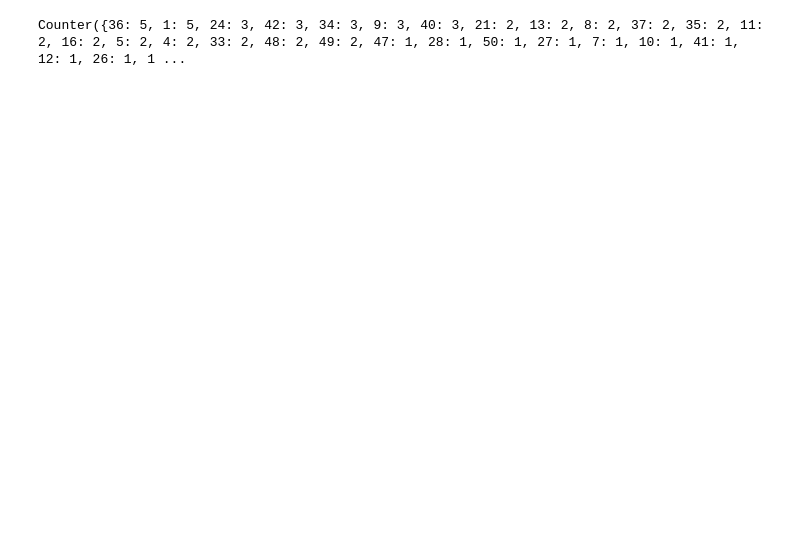
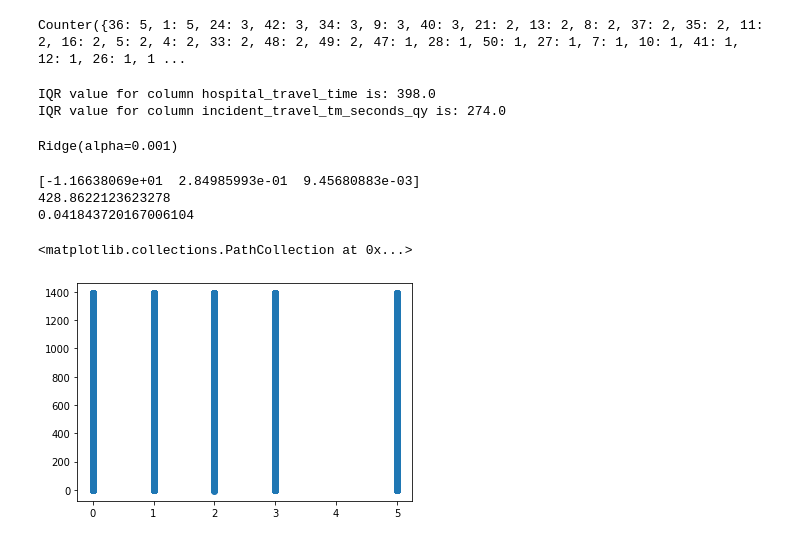
Before and after one commit to deanvogel/DataAnalyticsProject, a Jupyter notebook: hospitalarea.ipynb, the cells around one changed output. Cells and saved outputs as stored; diff of their text form; code cells hidden in the pictures; blank space fills up the shorter version.

```diff
--- a/hospitalarea.ipynb
+++ b/hospitalarea.ipynb
@@ -63,2 +29,29 @@ selecteddata.dropna(axis=0, inplace=True)
+# %%
+selecteddata.drop('citycouncildistrict', axis=1, inplace=True)
 # %%
 from datetime import datetime
+# %%
+#make new data column, elapsed seconds from "first signal of enroute to hospital" to "arrival"
+selecteddata["hospital_travel_time"] = selecteddata.apply(
+    lambda row: (datetime.fromisoformat(row["first_hosp_arrival_dt"][:-1]) - datetime.fromisoformat(row["first_to_hosp_dt"][:-1])).total_seconds(), axis=1)
+# %%
+#function from https://www.geeksforgeeks.org/how-to-use-pandas-filter-with-iqr/
+
+def removeOutliers(data, col):
+    Q3 = np.quantile(data[col], 0.75)
+    Q1 = np.quantile(data[col], 0.25)
+    IQR = Q3 - Q1
+
+    print("IQR value for column %s is: %s" % (col, IQR))
+
+    lower_range = max(Q1 - 1.5 * IQR,0)
+    upper_range = Q3 + 1.5 * IQR
+    outlier_free_list = [x for x in data[col] if (
+        (x > lower_range) & (x < upper_range))]
+    return data.loc[data[col].isin(outlier_free_list)]
+# %%
+selecteddata = removeOutliers(selecteddata, "hospital_travel_time")
+selecteddata = removeOutliers(selecteddata,"incident_travel_tm_seconds_qy")
+# %% [output]
+IQR value for column hospital_travel_time is: 398.0
+IQR value for column incident_travel_tm_seconds_qy is: 274.0
@@ -64,0 +63,6 @@ from datetime import datetime
+# %%
+rdg = Ridge(alpha=.001)
+rdg.fit(train[['council_num_hosps', 'incident_travel_tm_seconds_qy', 'incident_response_seconds_qy']].values,
+        train['hospital_travel_time'].values)
+# %% [output]
+Ridge(alpha=0.001)
@@ -64,0 +73,9 @@ from datetime import datetime
+# %%
+print(rdg.coef_)
+print(rdg.intercept_)
+print(rdg.score(test[['council_num_hosps', 'incident_travel_tm_seconds_qy','incident_response_seconds_qy']].values,
+            test['hospital_travel_time'].values))
+# %% [output]
+[-1.16638069e+01  2.84985993e-01  9.45680883e-03]
+428.8622123623278
+0.041843720167006104
@@ -64,0 +84,6 @@ from datetime import datetime
+# %%
+plt.scatter(selecteddata['council_num_hosps'].values
+,selecteddata['hospital_travel_time'].values)
+# %% [output]
+<matplotlib.collections.PathCollection at 0x...>
+[figure, added]
```
Also changed, not shown: parts of 15 cells of this notebook, 5 other files.
